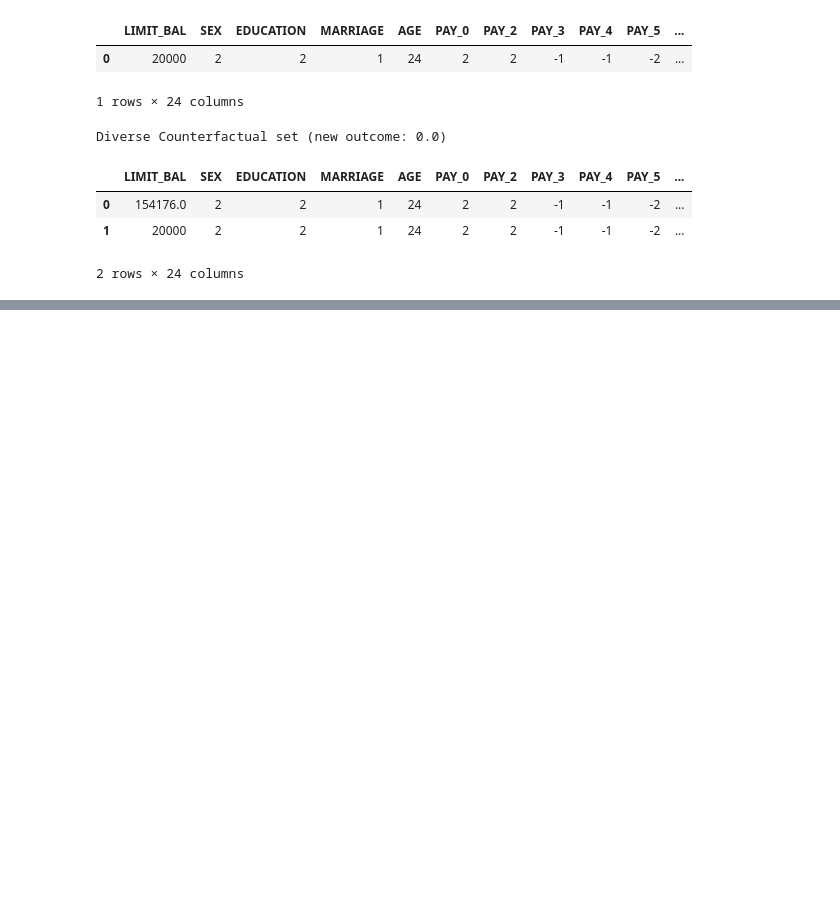
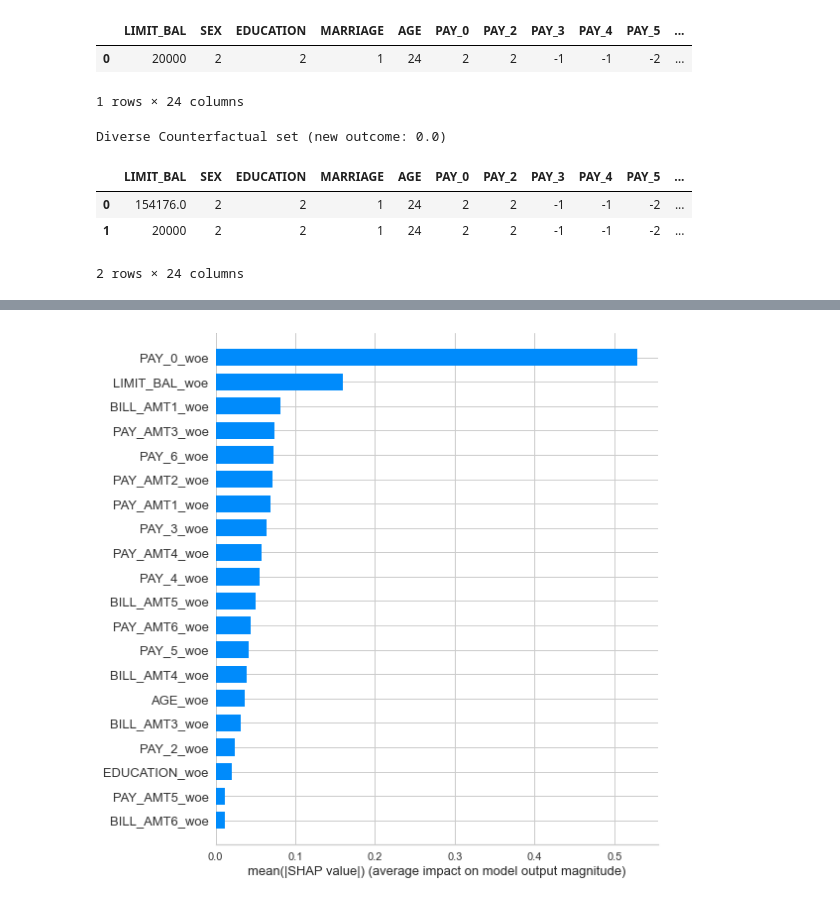
Before and after one commit to satya-pattnaik/end_end_ml_projects, a Jupyter notebook: XAI/credit_card_xai/xai.ipynb, the cells around one changed output, grey strips where cells are left out. Saved outputs shown, nothing was run; the diff lists cells and outputs as text; code cells hidden in the pictures; blank space fills up the shorter version.

```diff
--- a/XAI/credit_card_xai/xai.ipynb
+++ b/XAI/credit_card_xai/xai.ipynb
@@ -219,0 +285,7 @@ Diverse Counterfactual set (new outcome: 0.0)
+# %%
+explainer = shap.LinearExplainer(lr,X_train)
+shap_values = explainer.shap_values(X_train)
+# %%
+shap.summary_plot(shap_values, X_train,plot_type="bar")
+# %% [output]
+[figure, added]
```
Also changed, not shown: parts of 16 cells of this notebook.
